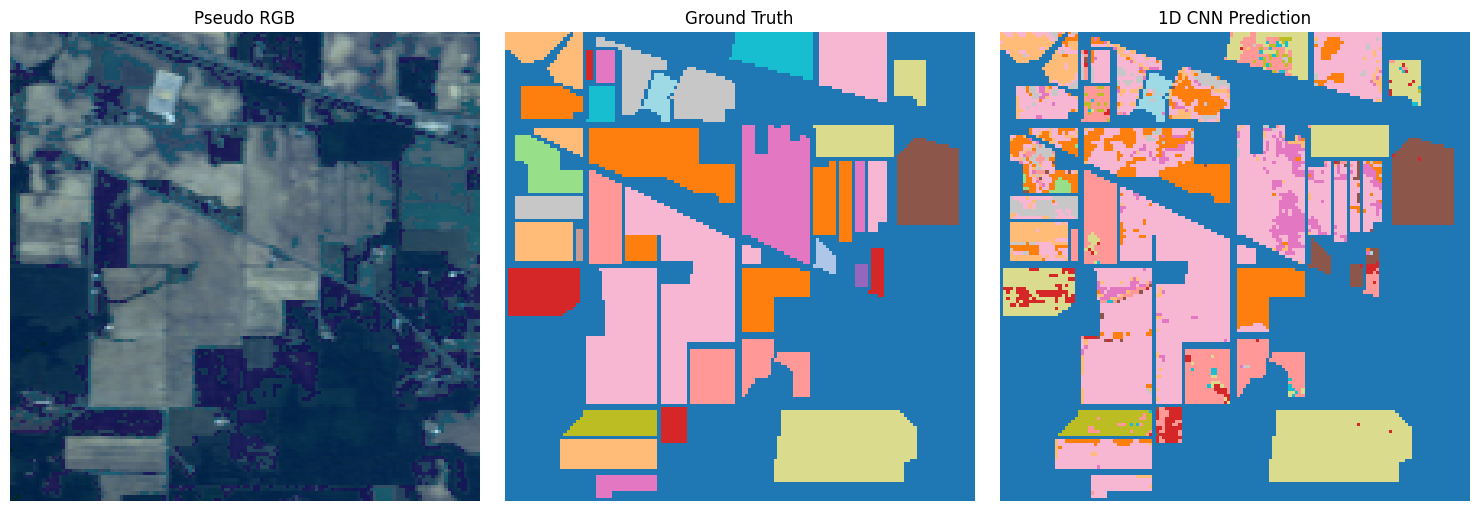
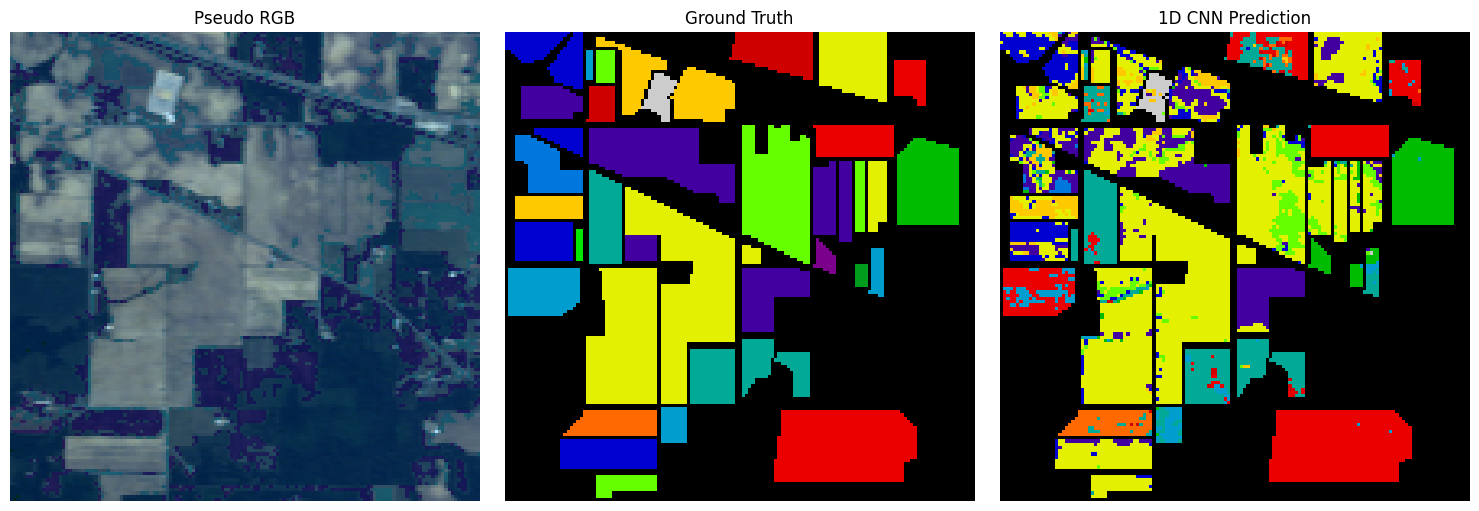
The notebook cell's code change between the first figure and the second:
--- before
+++ after
@@ -1,3 +1,2 @@
-
 fig, axes = plt.subplots(1, 3, figsize=(15, 5))
 axes[0].imshow(rgb)
@@ -5,9 +4,9 @@
 axes[0].axis('off')
 
-axes[1].imshow(gt, cmap='tab20')
+axes[1].imshow(gt, cmap='nipy_spectral', vmin=0, vmax=len(class_names))
 axes[1].set_title('Ground Truth')
 axes[1].axis('off')
 
-axes[2].imshow(pred_map, cmap='tab20')
+axes[2].imshow(pred_map, cmap='nipy_spectral', vmin=0, vmax=len(class_names))
 axes[2].set_title('1D CNN Prediction')
 axes[2].axis('off')

Commit: Refine 1D CNN notebook visuals and summary